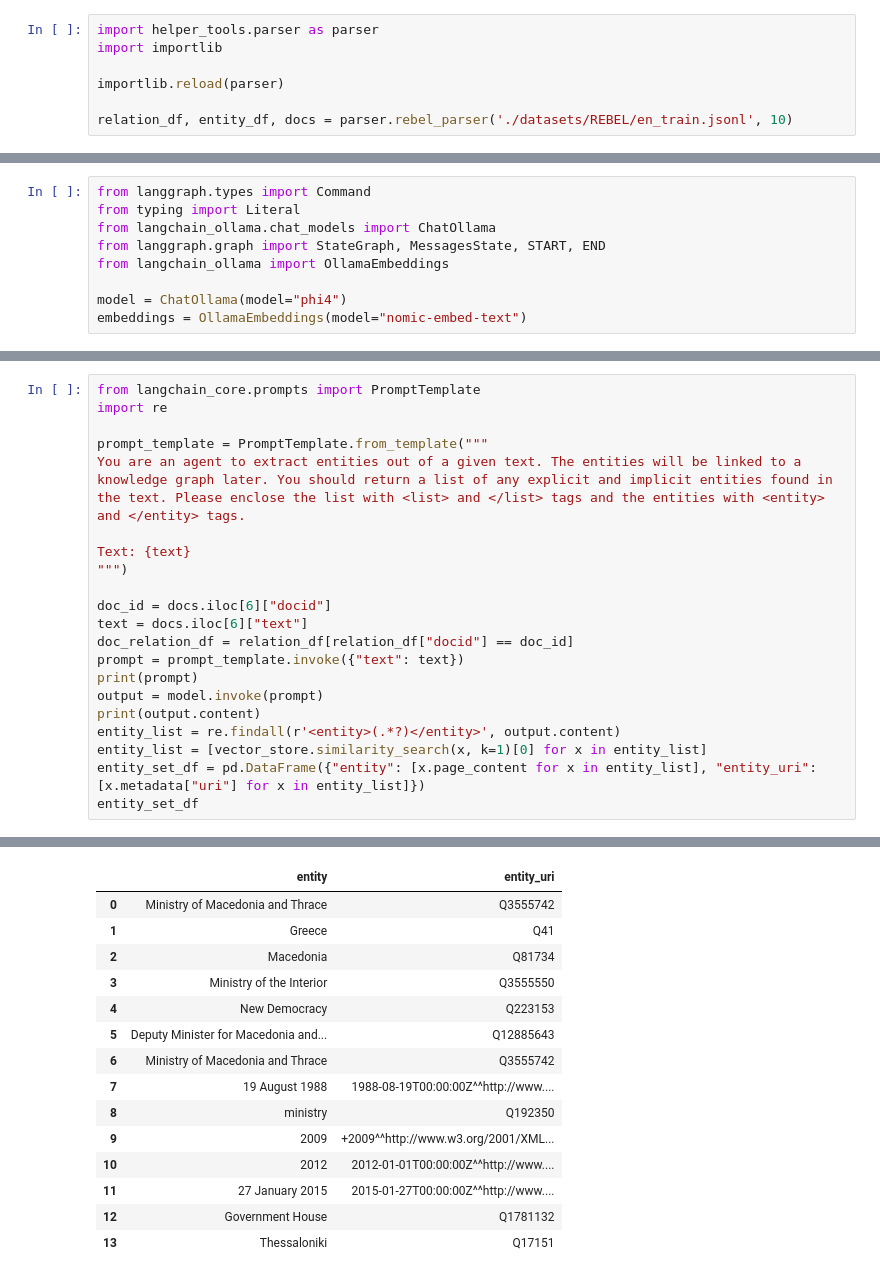
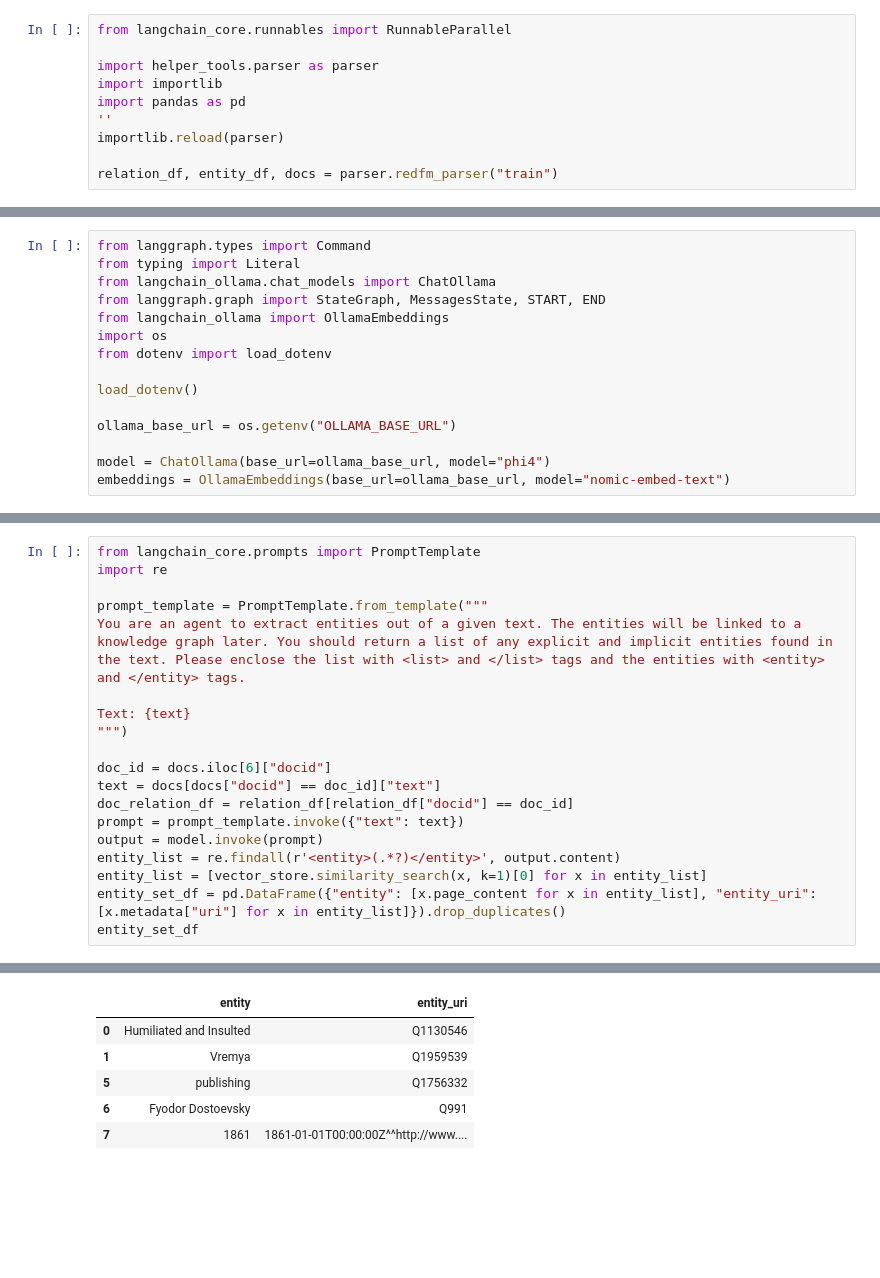
Before and after one commit to maxlautenbach/CIExMAS, a Jupyter notebook: baseline.ipynb, the cells around one changed output, grey strips where cells are left out. Drawn from its saved outputs; the diff is of its cells as text; blank space fills up the shorter version.

```diff
--- a/baseline.ipynb
+++ b/baseline.ipynb
@@ -1,10 +1,13 @@
 # %%
+from langchain_core.runnables import RunnableParallel
+
 import helper_tools.parser as parser
 import importlib
-
+import pandas as pd
+''
 importlib.reload(parser)
 
-relation_df, entity_df, docs = parser.rebel_parser('./datasets/REBEL/en_train.jsonl', 10)
+relation_df, entity_df, docs = parser.redfm_parser("train")
 # %%
 docs.head()
 # %% [output]
@@ -41,9 +44,15 @@ from typing import Literal
 from langchain_ollama.chat_models import ChatOllama
 from langgraph.graph import StateGraph, MessagesState, START, END
 from langchain_ollama import OllamaEmbeddings
+import os
+from dotenv import load_dotenv
 
-model = ChatOllama(model="phi4")
-embeddings = OllamaEmbeddings(model="nomic-embed-text")
+load_dotenv()
+
+ollama_base_url = os.getenv("OLLAMA_BASE_URL")
+
+model = ChatOllama(base_url=ollama_base_url, model="phi4")
+embeddings = OllamaEmbeddings(base_url=ollama_base_url, model="nomic-embed-text")
 # %%
 import faiss
 from langchain_community.docstore.in_memory import InMemoryDocstore
@@ -97,14 +216,12 @@ Text: {text}
 """)
 
 doc_id = docs.iloc[6]["docid"]
-text = docs.iloc[6]["text"]
+text = docs[docs["docid"] == doc_id]["text"]
 doc_relation_df = relation_df[relation_df["docid"] == doc_id]
 prompt = prompt_template.invoke({"text": text})
-print(prompt)
 output = model.invoke(prompt)
-print(output.content)
 entity_list = re.findall(r'<entity>(.*?)</entity>', output.content)
 entity_list = [vector_store.similarity_search(x, k=1)[0] for x in entity_list]
-entity_set_df = pd.DataFrame({"entity": [x.page_content for x in entity_list], "entity_uri": [x.metadata["uri"] for x in entity_list]})
+entity_set_df = pd.DataFrame({"entity": [x.page_content for x in entity_list], "entity_uri": [x.metadata["uri"] for x in entity_list]}).drop_duplicates()
 entity_set_df
 # %% [output]
@@ -128,18 +228,9 @@ text='\nYou are an agent to extract entities out of a given text. The entities w
 |  | entity | entity_uri |
-| 0 | Ministry of Macedonia and Thrace | Q3555742 |
-| 1 | Greece | Q41 |
-| 2 | Macedonia | Q81734 |
-| 3 | Ministry of the Interior | Q3555550 |
-| 4 | New Democracy | Q223153 |
-| 5 | Deputy Minister for Macedonia and... | Q12885643 |
-| 6 | Ministry of Macedonia and Thrace | Q3555742 |
-| 7 | 19 August 1988 | 1988-08-19T00:00:00Z^^http://www.... |
-| 8 | ministry | Q192350 |
-| 9 | 2009 | +2009^^http://www.w3.org/2001/XML... |
-| 10 | 2012 | 2012-01-01T00:00:00Z^^http://www.... |
-| 11 | 27 January 2015 | 2015-01-27T00:00:00Z^^http://www.... |
-| 12 | Government House | Q1781132 |
-| 13 | Thessaloniki | Q17151 |
+| 0 | Humiliated and Insulted | Q1130546 |
+| 1 | Vremya | Q1959539 |
+| 5 | publishing | Q1756332 |
+| 6 | Fyodor Dostoevsky | Q991 |
+| 7 | 1861 | 1861-01-01T00:00:00Z^^http://www.... |
 # %%
 prompt_template = PromptTemplate.from_template(
     """
```
Also changed, not shown: parts of 11 cells of this notebook, 3 other files.
